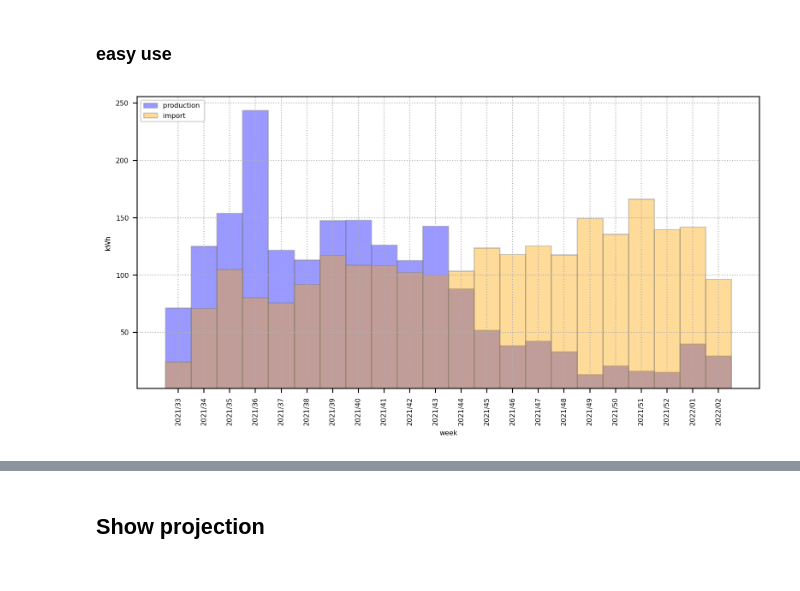
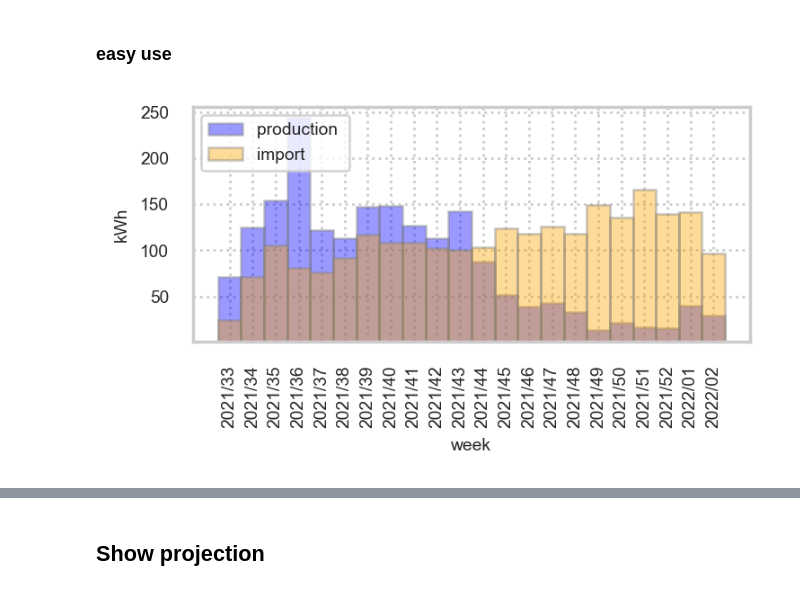
Before and after one commit to pka69/SolarEdge_Tauron_e-licznik_combine_data, a Jupyter notebook: easy_example.ipynb, the cells around one changed output, grey strips where cells are left out. Saved outputs shown, nothing was run; the diff lists cells and outputs as text; code cells hidden in the pictures.

Commit message:
parametr figesize added to plots function/methods

```diff
--- a/easy_example.ipynb
+++ b/easy_example.ipynb
@@ -26,10 +26,11 @@ energy_object, _ = create_energy_reports(
 # %%
 energy_object.basic_barplot(
     group_by="week", columns=['production_', 'import_'],
-    agg='sum'
+    agg='sum',
+    figsize=(4,2)
 )
 # %% [output]
-[figure, old version]
+[figure, new version]
 # %%
 energy_object.basic_lineplot(
     group_by="month", columns=['production_', 'import_'],
```
Also changed, not shown: parts of 4 cells of this notebook, 2 other files.
